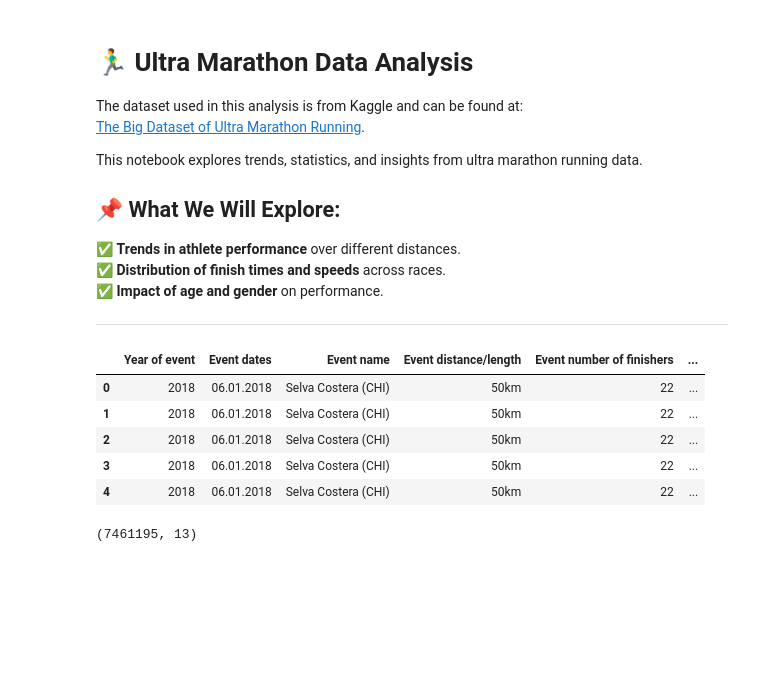
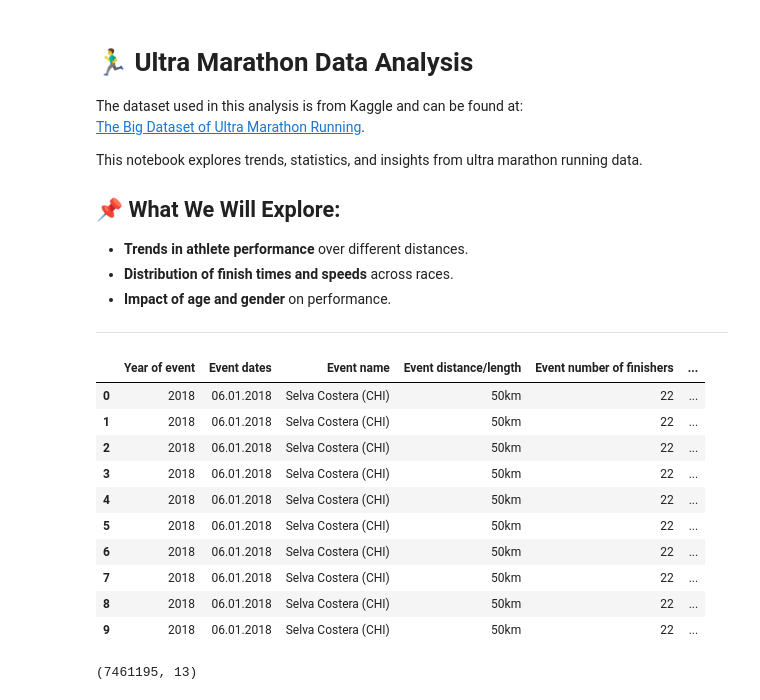
Before and after one commit to lenni991/Ultra-Marathon-Performance-Analysis, a Jupyter notebook: ultra_marathon_analysis.ipynb, the cells around one changed output. Cells and saved outputs as stored; diff of their text form; code cells hidden in the pictures; blank space fills up the shorter version.

```diff
--- a/ultra_marathon_analysis.ipynb
+++ b/ultra_marathon_analysis.ipynb
@@ -7,9 +7,9 @@ The dataset used in this analysis is from Kaggle and can be found at:
 This notebook explores trends, statistics, and insights from ultra marathon running data.
 
 ## 📌 What We Will Explore:
-✅ **Trends in athlete performance** over different distances.
-✅ **Distribution of finish times and speeds** across races.
-✅ **Impact of age and gender** on performance.
+- **Trends in athlete performance** over different distances.
+- **Distribution of finish times and speeds** across races.
+- **Impact of age and gender** on performance.
 
 
 -----
@@ -19,15 +19,20 @@ import numpy as np
 import matplotlib.pyplot as plt
 import seaborn as sns
 # %%
-data = pd.read_csv('dataset\TWO_CENTURIES_OF_UM_RACES.csv')
+data = pd.read_csv(r'dataset\TWO_CENTURIES_OF_UM_RACES.csv', low_memory=False)
 data.head(10)
 # %% [output]
 |  | Year of event | Event dates | Event name | Event distance/length | Event number of finishers | ... |
 | 0 | 2018 | 06.01.2018 | Selva Costera (CHI) | 50km | 22 | ... |
 | 1 | 2018 | 06.01.2018 | Selva Costera (CHI) | 50km | 22 | ... |
 | 2 | 2018 | 06.01.2018 | Selva Costera (CHI) | 50km | 22 | ... |
 | 3 | 2018 | 06.01.2018 | Selva Costera (CHI) | 50km | 22 | ... |
 | 4 | 2018 | 06.01.2018 | Selva Costera (CHI) | 50km | 22 | ... |
+| 5 | 2018 | 06.01.2018 | Selva Costera (CHI) | 50km | 22 | ... |
+| 6 | 2018 | 06.01.2018 | Selva Costera (CHI) | 50km | 22 | ... |
+| 7 | 2018 | 06.01.2018 | Selva Costera (CHI) | 50km | 22 | ... |
+| 8 | 2018 | 06.01.2018 | Selva Costera (CHI) | 50km | 22 | ... |
+| 9 | 2018 | 06.01.2018 | Selva Costera (CHI) | 50km | 22 | ... |
 # %%
 data.shape
 # %% [output]
```
Also changed, not shown: parts of 3 cells of this notebook.
